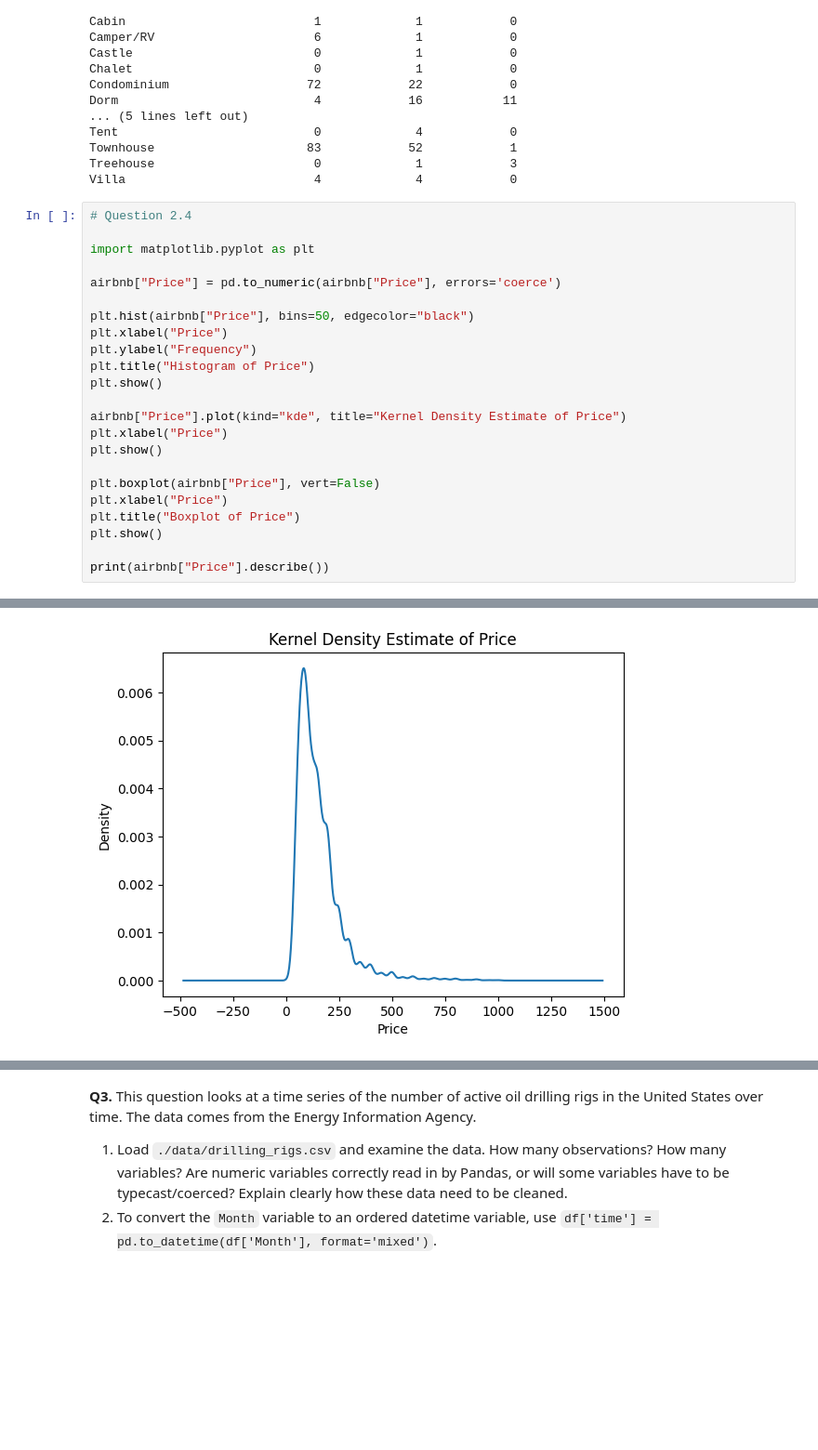
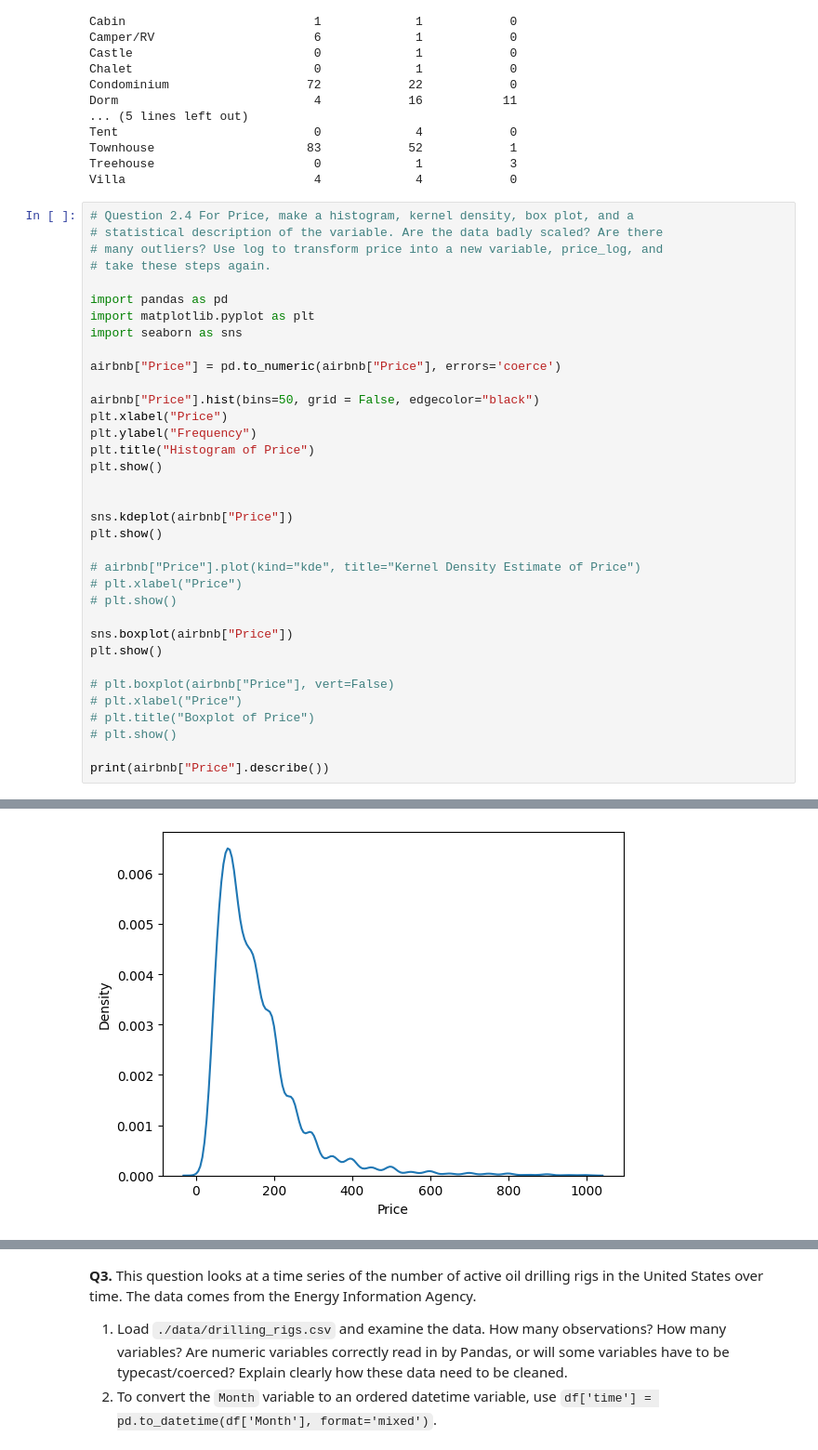
Before and after one commit to bburt26/eda_assignment, a Jupyter notebook: assignment.ipynb, the cells around one changed output, grey strips where cells are left out. Shown at 93% size. Saved outputs shown, nothing was run; the diff lists cells and outputs as text; blank space fills up the shorter version.

```diff
--- a/assignment.ipynb
+++ b/assignment.ipynb
@@ -97,28 +97,40 @@ Townhouse                     83            52            1
 Treehouse                      0             1            3
 Villa                          4             4            0
 # %%
-# Question 2.4
+# Question 2.4 For Price, make a histogram, kernel density, box plot, and a
+# statistical description of the variable. Are the data badly scaled? Are there
+# many outliers? Use log to transform price into a new variable, price_log, and
+# take these steps again.
 
+import pandas as pd
 import matplotlib.pyplot as plt
+import seaborn as sns
 
 airbnb["Price"] = pd.to_numeric(airbnb["Price"], errors='coerce')
 
-plt.hist(airbnb["Price"], bins=50, edgecolor="black")
+airbnb["Price"].hist(bins=50, grid = False, edgecolor="black")
 plt.xlabel("Price")
 plt.ylabel("Frequency")
 plt.title("Histogram of Price")
 plt.show()
 
-airbnb["Price"].plot(kind="kde", title="Kernel Density Estimate of Price")
-plt.xlabel("Price")
+
+sns.kdeplot(airbnb["Price"])
 plt.show()
 
-plt.boxplot(airbnb["Price"], vert=False)
-plt.xlabel("Price")
-plt.title("Boxplot of Price")
+# airbnb["Price"].plot(kind="kde", title="Kernel Density Estimate of Price")
+# plt.xlabel("Price")
+# plt.show()
+
+sns.boxplot(airbnb["Price"])
 plt.show()
 
+# plt.boxplot(airbnb["Price"], vert=False)
+# plt.xlabel("Price")
+# plt.title("Boxplot of Price")
+# plt.show()
+
 print(airbnb["Price"].describe())
 # %% [output]
 [figure]
-[figure, old version]
+[figure, new version]
```
Also changed, not shown: parts of 1 cell of this notebook.
